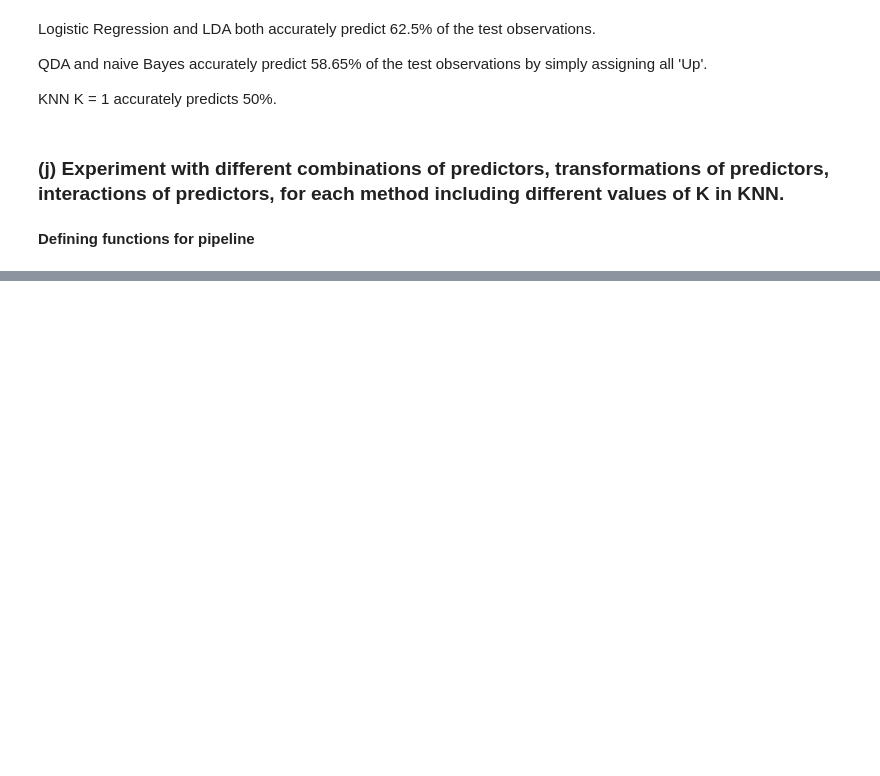
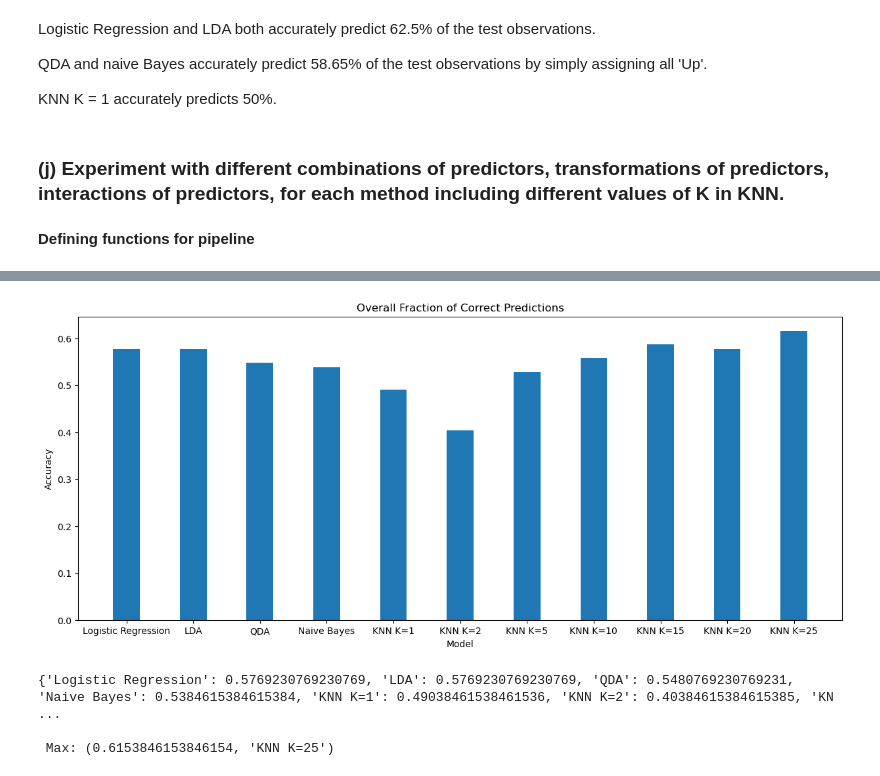
Before and after one commit to carmancater/an-introduction-to-statistical-learning-with-applications-in-python, a Jupyter notebook: Chapter 04 - Classification/Ch 4 Ex 13.ipynb, the cells around one changed output, grey strips where cells are left out. Drawn from its saved outputs; the diff is of its cells as text; code cells hidden in the pictures; blank space fills up the shorter version.

```diff
--- a/Chapter 04 - Classification/Ch 4 Ex 13.ipynb
+++ b/Chapter 04 - Classification/Ch 4 Ex 13.ipynb
@@ -371,0 +378,7 @@ data
+# %%
+compareModels(['Lag1', 'Lag2', 'Lag3'], Weekly, train)
+# %% [output]
+[figure, added]
+{'Logistic Regression': 0.5769230769230769, 'LDA': 0.5769230769230769, 'QDA': 0.5480769230769231, 'Naive Bayes': 0.5384615384615384, 'KNN K=1': 0.49038461538461536, 'KNN K=2': 0.40384615384615385, 'KN ...
+
+ Max: (0.6153846153846154, 'KNN K=25')
```
Also changed, not shown: parts of 13 cells of this notebook.
